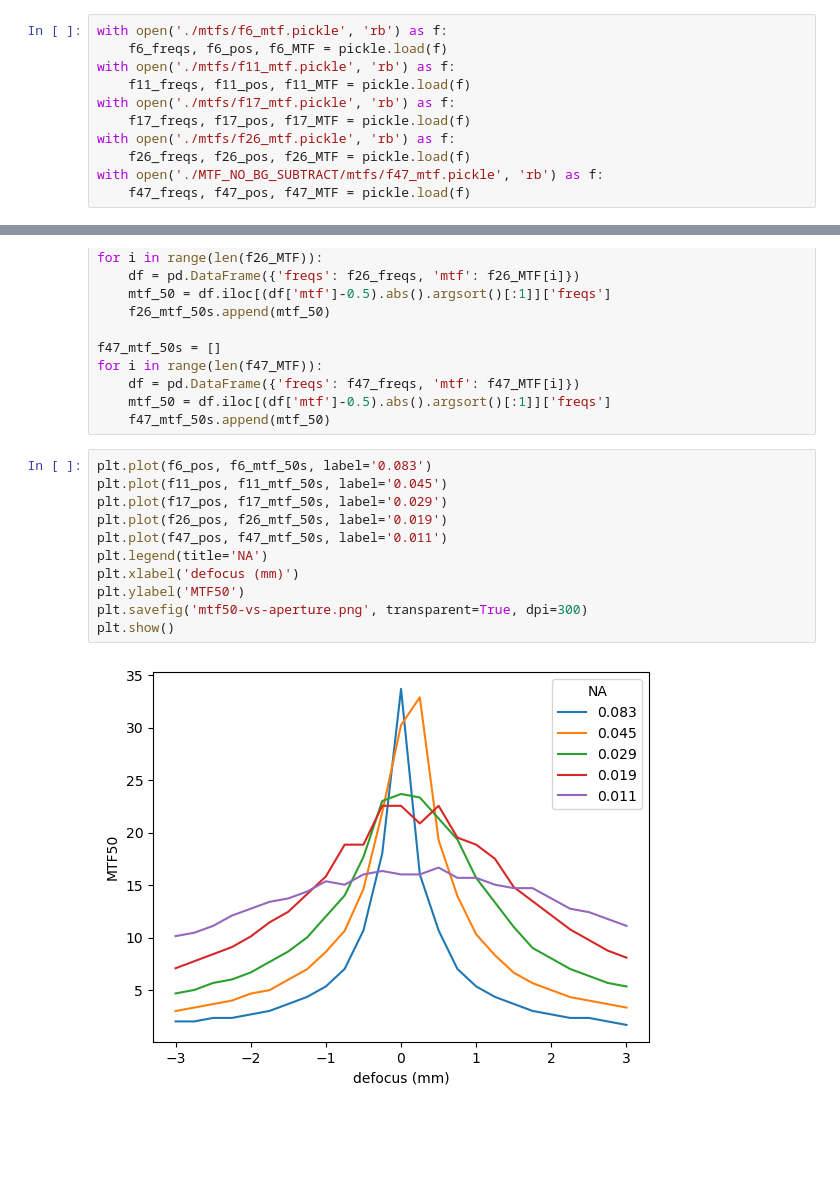
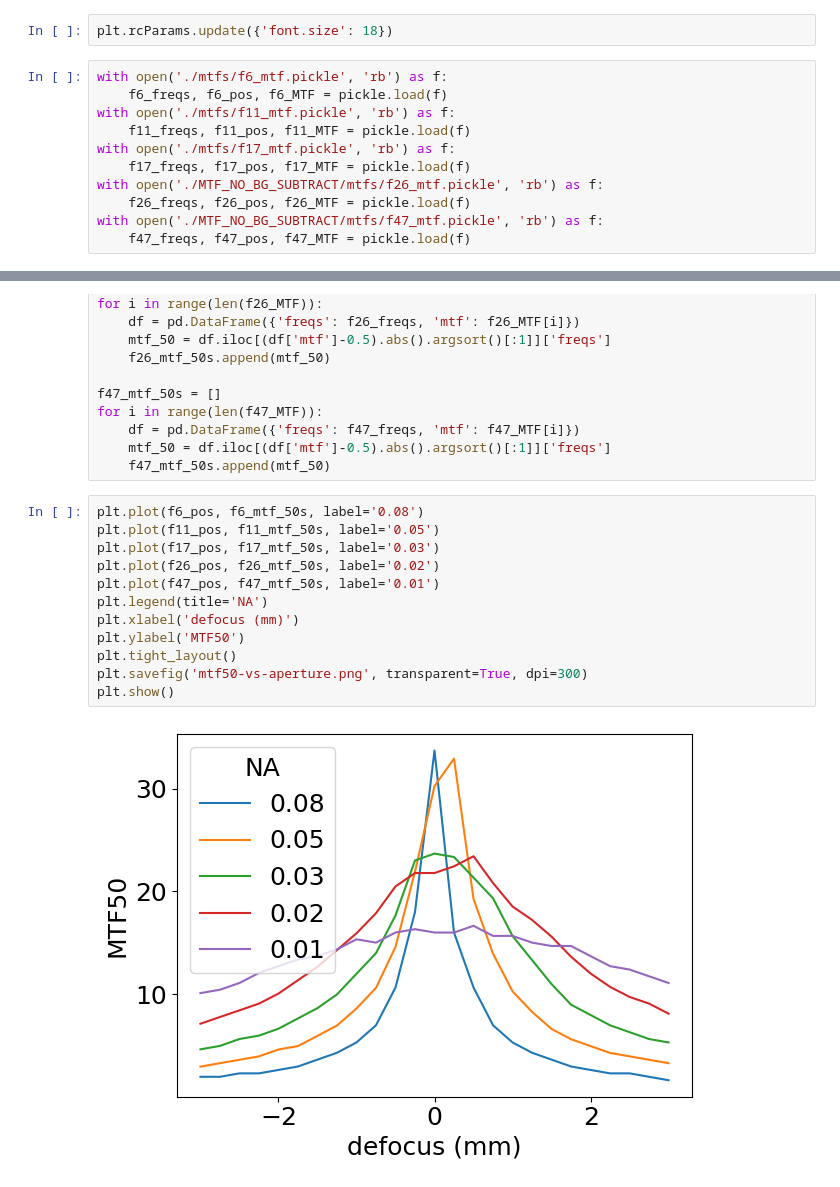
Before and after one commit to kwokkenton/optea, a Jupyter notebook: mtf/mtf50s.ipynb, the cells around one changed output, grey strips where cells are left out. Drawn from its saved outputs; the diff is of its cells as text; blank space fills up the shorter version.

```diff
--- a/mtf/mtf50s.ipynb
+++ b/mtf/mtf50s.ipynb
@@ -6,6 +6,8 @@ import matplotlib.pyplot as plt
 import pickle
 import pandas as pd
 from scipy.optimize import curve_fit
+# %%
+plt.rcParams.update({'font.size': 18})
 # %%
 with open('./mtfs/f6_mtf.pickle', 'rb') as f:
     f6_freqs, f6_pos, f6_MTF = pickle.load(f)
@@ -13,7 +15,7 @@ with open('./mtfs/f11_mtf.pickle', 'rb') as f:
     f11_freqs, f11_pos, f11_MTF = pickle.load(f)
 with open('./mtfs/f17_mtf.pickle', 'rb') as f:
     f17_freqs, f17_pos, f17_MTF = pickle.load(f)
-with open('./mtfs/f26_mtf.pickle', 'rb') as f:
+with open('./MTF_NO_BG_SUBTRACT/mtfs/f26_mtf.pickle', 'rb') as f:
     f26_freqs, f26_pos, f26_MTF = pickle.load(f)
 with open('./MTF_NO_BG_SUBTRACT/mtfs/f47_mtf.pickle', 'rb') as f:
     f47_freqs, f47_pos, f47_MTF = pickle.load(f)
@@ -156,15 +148,16 @@ for i in range(len(f47_MTF)):
     mtf_50 = df.iloc[(df['mtf']-0.5).abs().argsort()[:1]]['freqs']
     f47_mtf_50s.append(mtf_50)
 # %%
-plt.plot(f6_pos, f6_mtf_50s, label='0.083')
-plt.plot(f11_pos, f11_mtf_50s, label='0.045')
-plt.plot(f17_pos, f17_mtf_50s, label='0.029')
-plt.plot(f26_pos, f26_mtf_50s, label='0.019')
-plt.plot(f47_pos, f47_mtf_50s, label='0.011')
+plt.plot(f6_pos, f6_mtf_50s, label='0.08')
+plt.plot(f11_pos, f11_mtf_50s, label='0.05')
+plt.plot(f17_pos, f17_mtf_50s, label='0.03')
+plt.plot(f26_pos, f26_mtf_50s, label='0.02')
+plt.plot(f47_pos, f47_mtf_50s, label='0.01')
 plt.legend(title='NA')
 plt.xlabel('defocus (mm)')
 plt.ylabel('MTF50')
+plt.tight_layout()
 plt.savefig('mtf50-vs-aperture.png', transparent=True, dpi=300)
 plt.show()
 # %% [output]
-[figure, old version]
+[figure, new version]
```
Also changed, not shown: parts of 4 cells of this notebook, 33 other files.
